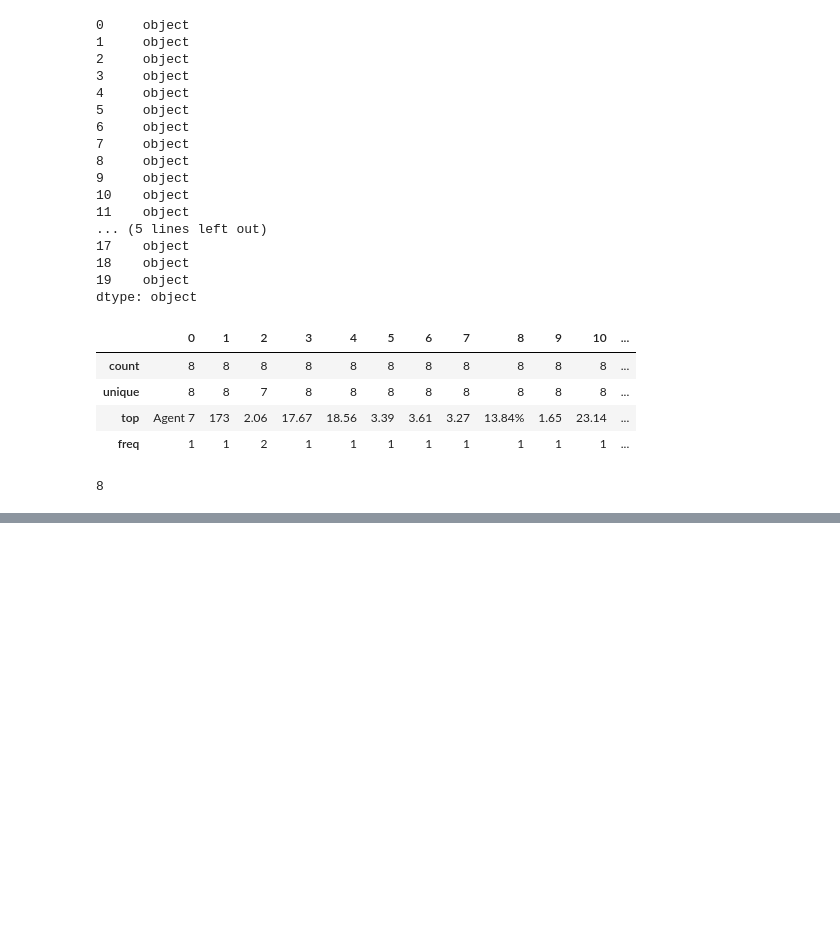
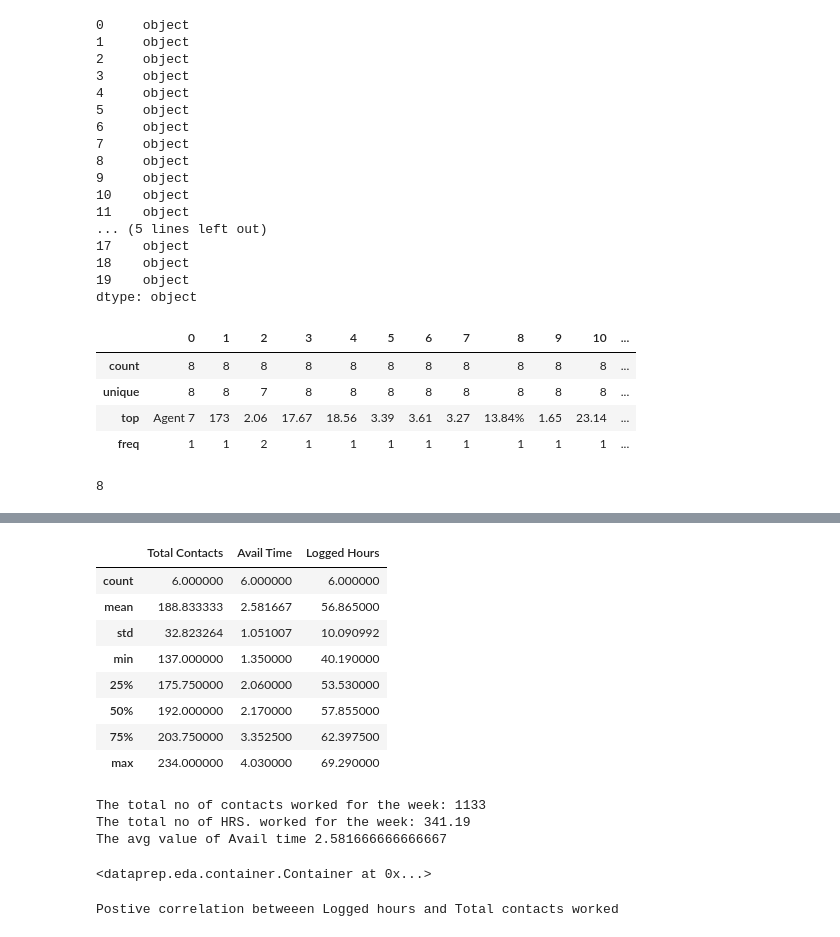
Before and after one commit to krish-source/My-project-soruce1, a Jupyter notebook: ReadDataFromGSheets.ipynb, the cells around one changed output, grey strips where cells are left out. Cells and saved outputs as stored; diff of their text form; code cells hidden in the pictures; blank space fills up the shorter version.

```diff
--- a/ReadDataFromGSheets.ipynb
+++ b/ReadDataFromGSheets.ipynb
@@ -84,0 +172,2 @@ df_gsheets.fillna(0)
+# %%
+prod_df1["Avail Time"] = prod_df1["Avail Time"].astype(float)
@@ -84,0 +182,4 @@ df_gsheets.fillna(0)
+# %%
+prod_df1["Logged Hours"] = prod_df1["Logged Hours"].astype(float)
+# %%
+prod_df1["Total Contacts"] = prod_df1["Total Contacts"].astype(int)
@@ -84,0 +194,2 @@ df_gsheets.fillna(0)
+# %%
+df3 = prod_df1.loc[(prod_df1!=0).any(axis=1)]
@@ -84,0 +206,23 @@ df_gsheets.fillna(0)
+# %%
+df3.describe()
+# %% [output]
+|  | Total Contacts | Avail Time | Logged Hours |
+| count | 6.000000 | 6.000000 | 6.000000 |
+| mean | 188.833333 | 2.581667 | 56.865000 |
+| std | 32.823264 | 1.051007 | 10.090992 |
+| min | 137.000000 | 1.350000 | 40.190000 |
+| 25% | 175.750000 | 2.060000 | 53.530000 |
+| 50% | 192.000000 | 2.170000 | 57.855000 |
+| 75% | 203.750000 | 3.352500 | 62.397500 |
+| max | 234.000000 | 4.030000 | 69.290000 |
+# %%
+sum = df3['Total Contacts'].sum()
+hrs = df3['Logged Hours'].sum()
+med = df3['Avail Time'].mean()
+print("The total no of contacts worked for the week:", sum)
+print("The total no of HRS. worked for the week:", hrs)
+print("The avg value of Avail time", med)
+# %% [output]
+The total no of contacts worked for the week: 1133
+The total no of HRS. worked for the week: 341.19
+The avg value of Avail time 2.581666666666667
@@ -84,0 +233,8 @@ df_gsheets.fillna(0)
+# %%
+plot_correlation(df3)
+# %% [output]
+<dataprep.eda.container.Container at 0x...>
+# %%
+print("Postive correlation betweeen Logged hours and Total contacts worked")
+# %% [output]
+Postive correlation betweeen Logged hours and Total contacts worked
```
Also changed, not shown: parts of 15 cells of this notebook.
